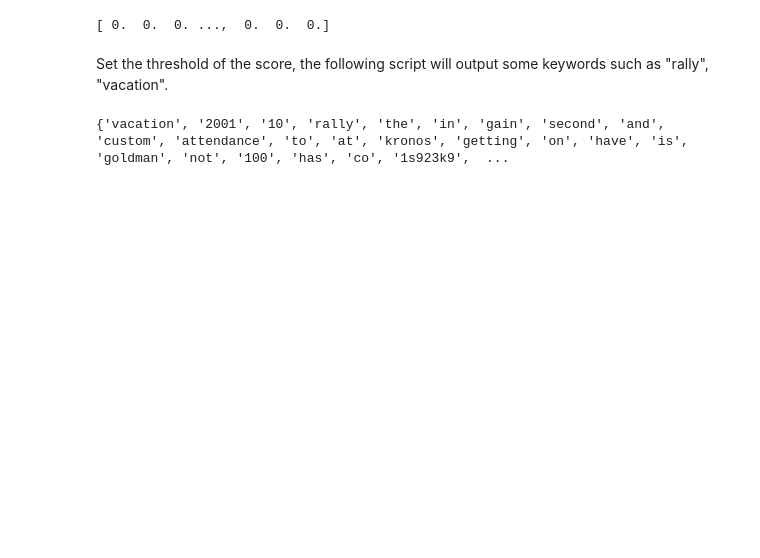
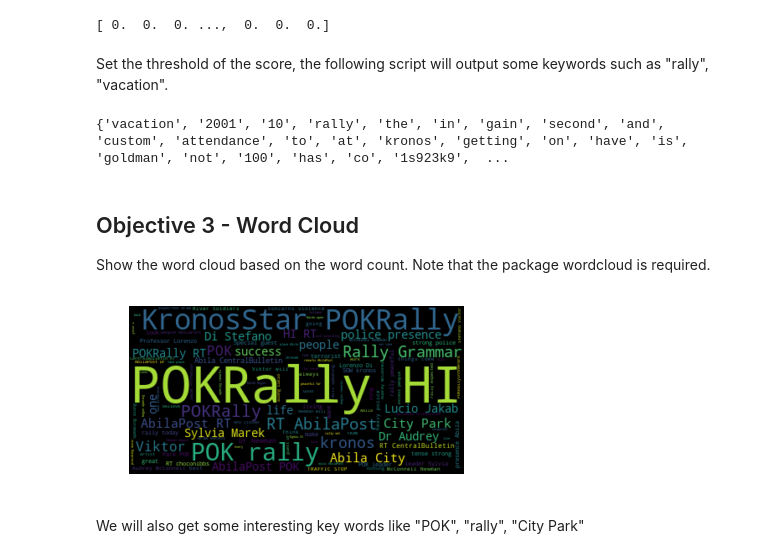
Before and after one commit to DerekChiangTW/CS690V-Visual-Analytics, a Jupyter notebook: HW5/main.ipynb, the cells around one changed output. Cells and saved outputs as stored; diff of their text form; code cells hidden in the pictures; blank space fills up the shorter version.

Commit message:
add word cloud

```diff
--- a/HW5/main.ipynb
+++ b/HW5/main.ipynb
@@ -85,3 +85,8 @@ for i in range(len(df['message'])):
 print(keySet)
 # %% [output]
 {'vacation', '2001', '10', 'rally', 'the', 'in', 'gain', 'second', 'and', 'custom', 'attendance', 'to', 'at', 'kronos', 'getting', 'on', 'have', 'is', 'goldman', 'not', '100', 'has', 'co', '1s923k9',  ...
+# %% [markdown]
+## Objective 3 - Word Cloud
+
+Show the word cloud based on the word count.
+Note that the package wordcloud is required.
@@ -87,0 +96,11 @@ print(keySet)
+# %%
+messages = " ".join(df['message'])
+wordcloud = WordCloud(max_font_size=160).generate(messages)
+plt.figure()
+plt.imshow(wordcloud, interpolation="bilinear")
+plt.axis("off")
+plt.show()
+# %% [output]
+[figure, added]
+# %% [markdown]
+We will also get some interesting key words like "POK", "rally", "City Park"
```
Also changed, not shown: parts of 2 cells of this notebook.
